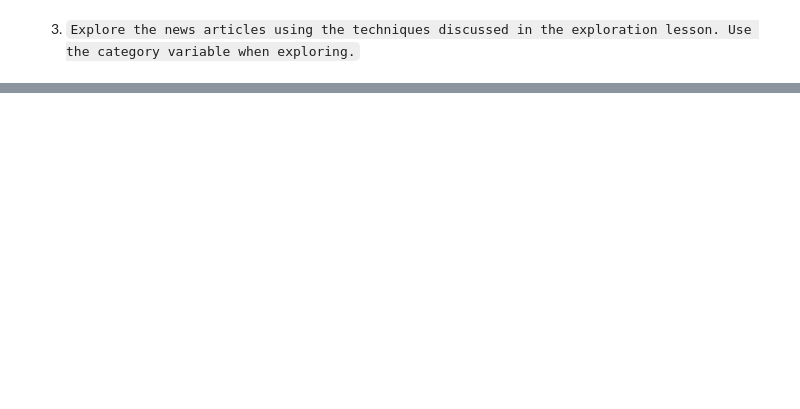
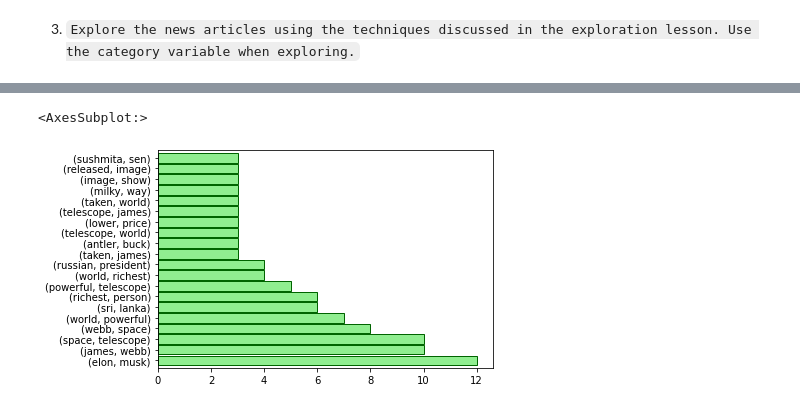
Before and after one commit to EribertoContreras/natural-language-processing-exercises, a Jupyter notebook: explore.ipynb, the cells around one changed output, grey strips where cells are left out. Saved outputs shown, nothing was run; the diff lists cells and outputs as text; code cells hidden in the pictures; blank space fills up the shorter version.

```diff
--- a/explore.ipynb
+++ b/explore.ipynb
@@ -313,0 +473,13 @@ plt.show()
+# %%
+(
+    df.words.apply(nltk.bigrams)
+    .apply(pd.Series)
+    .stack()
+    .reset_index(drop=True)
+    .value_counts()
+    .head(20)
+    .plot.barh(width=.9, ec='darkgreen', color='lightgreen')
+)
+# %% [output]
+<AxesSubplot:>
+[figure, added]
```
Also changed, not shown: parts of 18 cells of this notebook.
